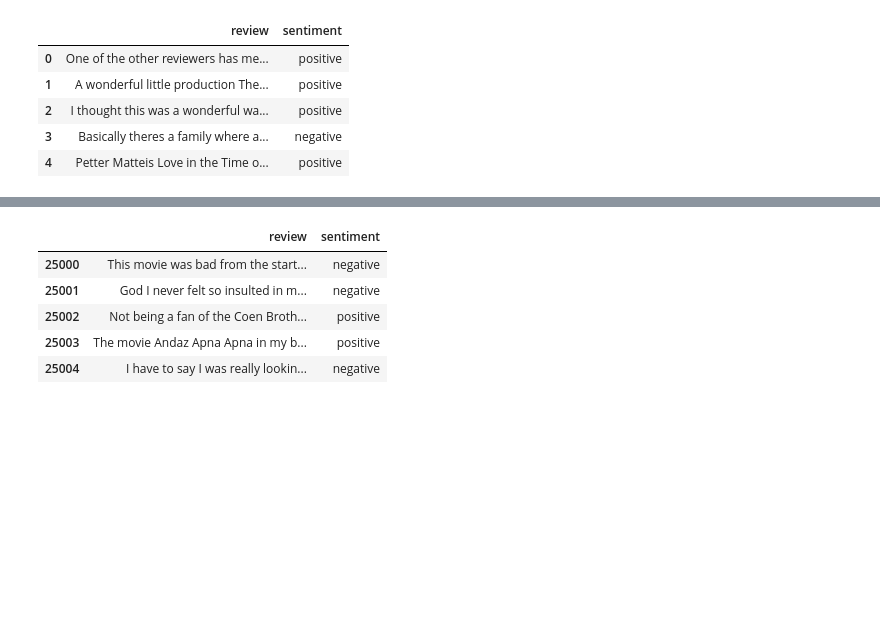
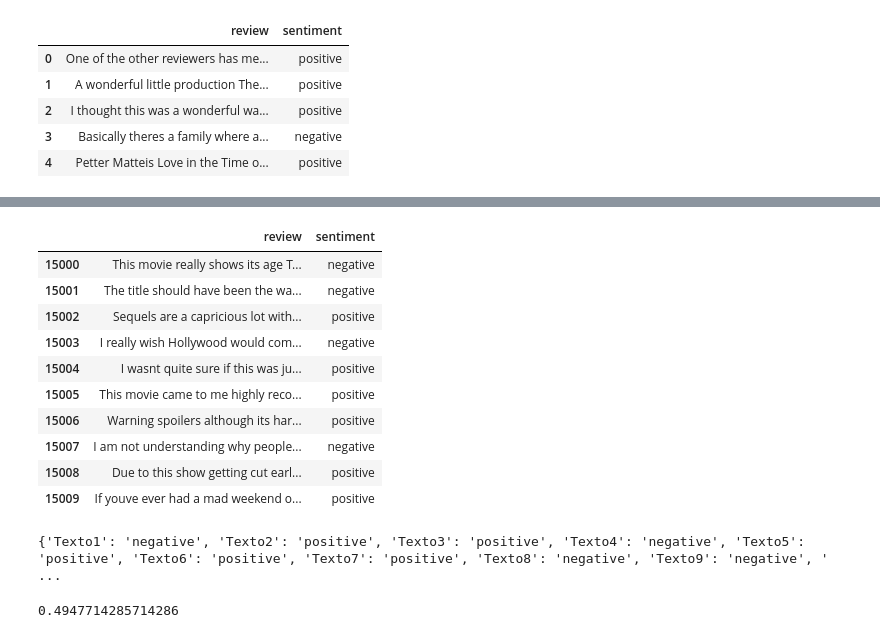
Before and after one commit to Joaopgs4/APS2, a Jupyter notebook: aps2.ipynb, the cells around one changed output, grey strips where cells are left out. Drawn from its saved outputs; the diff is of its cells as text; code cells hidden in the pictures; blank space fills up the shorter version.

```diff
--- a/aps2.ipynb
+++ b/aps2.ipynb
@@ -149,10 +132,66 @@ print(acuracia)
 # %%
-df_teste = df.iloc[25000:]
-df_teste.head()
+df_teste = df.iloc[15000:]
+df_teste.head(10)
 # %% [output]
 |  | review | sentiment |
-| 25000 | This movie was bad from the start... | negative |
-| 25001 | God I never felt so insulted in m... | negative |
-| 25002 | Not being a fan of the Coen Broth... | positive |
-| 25003 | The movie Andaz Apna Apna in my b... | positive |
-| 25004 | I have to say I was really lookin... | negative |
+| 15000 | This movie really shows its age T... | negative |
+| 15001 | The title should have been the wa... | negative |
+| 15002 | Sequels are a capricious lot with... | positive |
+| 15003 | I really wish Hollywood would com... | negative |
+| 15004 | I wasnt quite sure if this was ju... | positive |
+| 15005 | This movie came to me highly reco... | positive |
+| 15006 | Warning spoilers although its har... | positive |
+| 15007 | I am not understanding why people... | negative |
+| 15008 | Due to this show getting cut earl... | positive |
+| 15009 | If youve ever had a mad weekend o... | positive |
+# %%
+#Avalia todos os textos da df teste
+dic_review_teste = {}
+
+for texto in df_teste['review']:
+    p_pos = log10(0.5)
+    p_neg = log10(0.5)
+    texto = set(texto.lower().split())
+    for palavra in texto:
+        if palavra in prob_not_palavra_dado_classe:
+            p_pos += log10(prob_palavra_dado_classe[palavra]['positive']+0.001)
+            p_neg += log10(prob_palavra_dado_classe[palavra]['negative']+0.001)
+    for not_palavra in prob_not_palavra_dado_classe:
+        if not_palavra not in texto:
+            if not_palavra in prob_not_palavra_dado_classe:
+                p_pos += log10(prob_not_palavra_dado_classe[not_palavra]['positive']+0.001)
+                p_neg += log10(prob_not_palavra_dado_classe[not_palavra]['negative']+0.001)
+    lista.append(p_pos)
+    lista.append(p_neg)
+
+
+pos = 0
+contador = 1
+for chance_pos in lista:
+    pos += 1
+    texto = f"Texto{contador}"
+    if (pos % 2 == 1 or pos == 1) and pos != len(lista)-1:
+        if chance_pos > lista[pos]:
+            contador += 1
+            dic_review_teste[texto] = 'positive'
+        else:
+            contador += 1
+            dic_review_teste[texto] = 'negative'
+
+print(dic_review_teste)
+# %% [output]
+{'Texto1': 'negative', 'Texto2': 'positive', 'Texto3': 'positive', 'Texto4': 'negative', 'Texto5': 'positive', 'Texto6': 'positive', 'Texto7': 'positive', 'Texto8': 'negative', 'Texto9': 'negative', ' ...
+# %%
+#calculando precisao
+lista_sentimento_certa = []
+for sentimento in df_teste['sentiment']:
+    lista_sentimento_certa.append(sentimento)
+
+acuracia = 0
+for sentimento_certo, sentimento_estimado in zip(lista_sentimento_certa, dic_review_teste.values()):
+    if sentimento_certo == sentimento_estimado:
+        acuracia += 1
+acuracia = acuracia / len(lista_sentimento_certa)
+print(acuracia)
+# %% [output]
+0.4947714285714286
```
Also changed, not shown: parts of 3 cells of this notebook.
